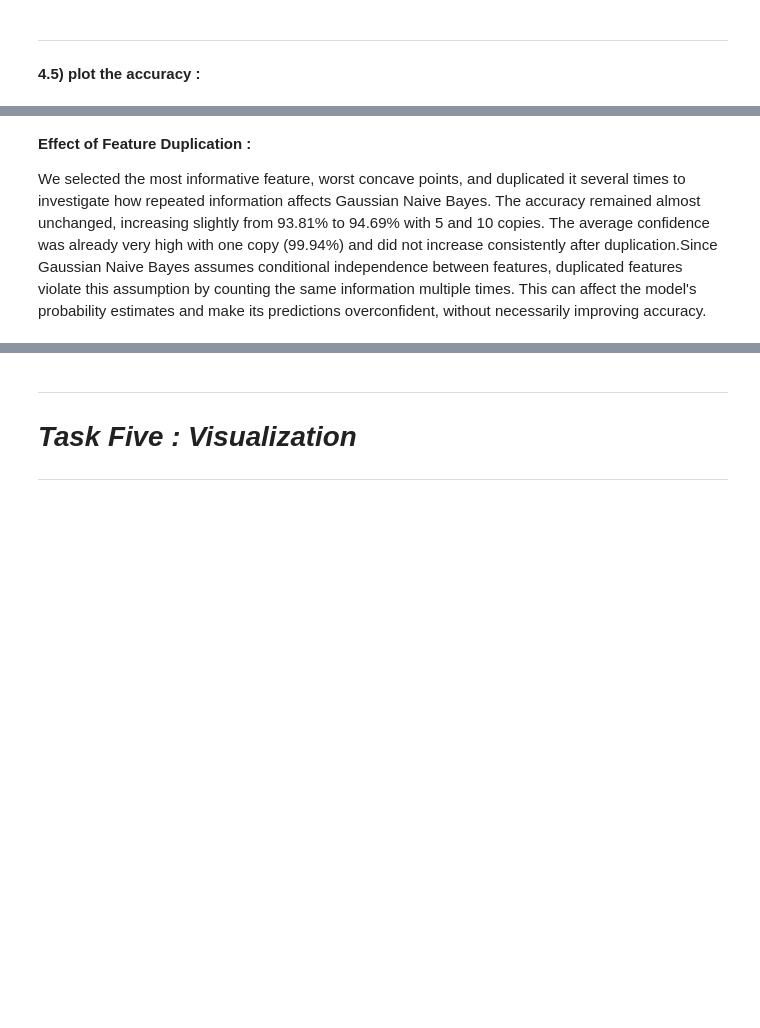
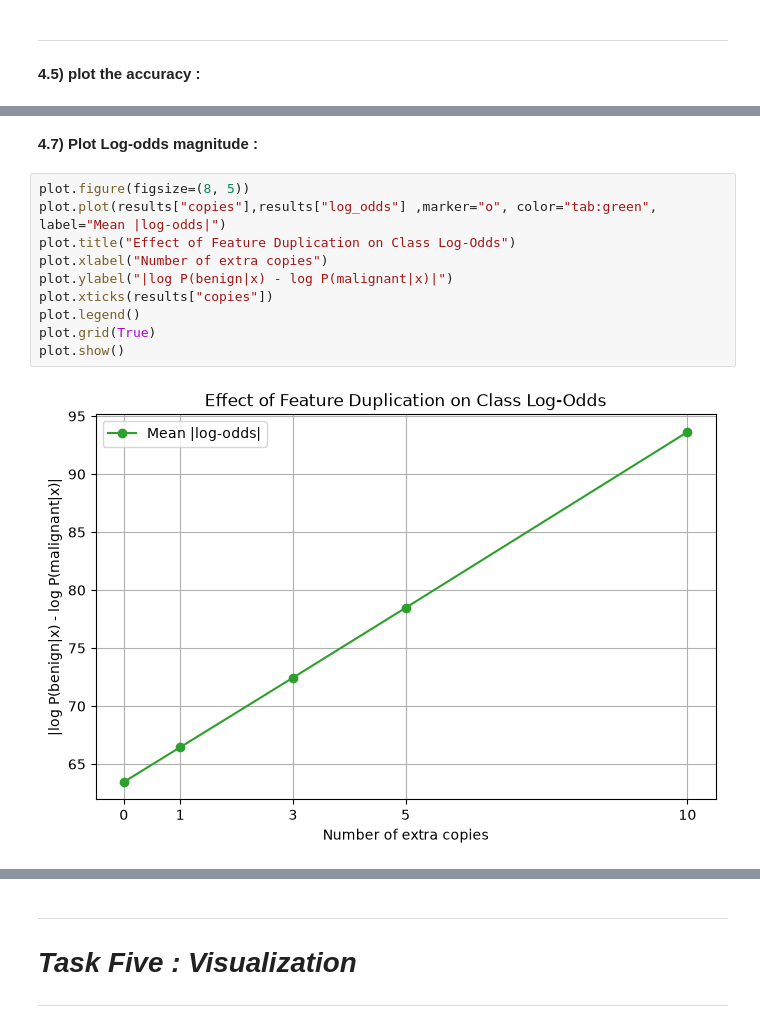
Before and after one commit to naglaamohamed1486-droid/Cola_machine, a Jupyter notebook: GNB_20240626_20242100.ipynb, the cells around one changed output, grey strips where cells are left out. Drawn from its saved outputs; the diff is of its cells as text; blank space fills up the shorter version.

```diff
--- a/GNB_20240626_20242100.ipynb
+++ b/GNB_20240626_20242100.ipynb
@@ -692,5 +672,14 @@ plot.show()
-# %% [markdown]
-**Effect of Feature Duplication :**
-
-We selected the most informative feature, worst concave points, and duplicated it several times to investigate how repeated information affects Gaussian Naive Bayes.
-The accuracy remained almost unchanged, increasing slightly from 93.81% to 94.69% with 5 and 10 copies. The average confidence was already very high with one copy (99.94%) and did not increase consistently after duplication.Since Gaussian Naive Bayes assumes conditional independence between features, duplicated features violate this assumption by counting the same information multiple times. This can affect the model's probability estimates and make its predictions overconfident, without necessarily improving accuracy.
+# %% [markdown]
+**4.7) Plot Log-odds magnitude :**
+# %%
+plot.figure(figsize=(8, 5))
+plot.plot(results["copies"],results["log_odds"] ,marker="o", color="tab:green", label="Mean |log-odds|")
+plot.title("Effect of Feature Duplication on Class Log-Odds")
+plot.xlabel("Number of extra copies")
+plot.ylabel("|log P(benign|x) - log P(malignant|x)|")
+plot.xticks(results["copies"])
+plot.legend()
+plot.grid(True)
+plot.show()
+# %% [output]
+[figure, added]
```
Also changed, not shown: parts of 8 cells of this notebook.
